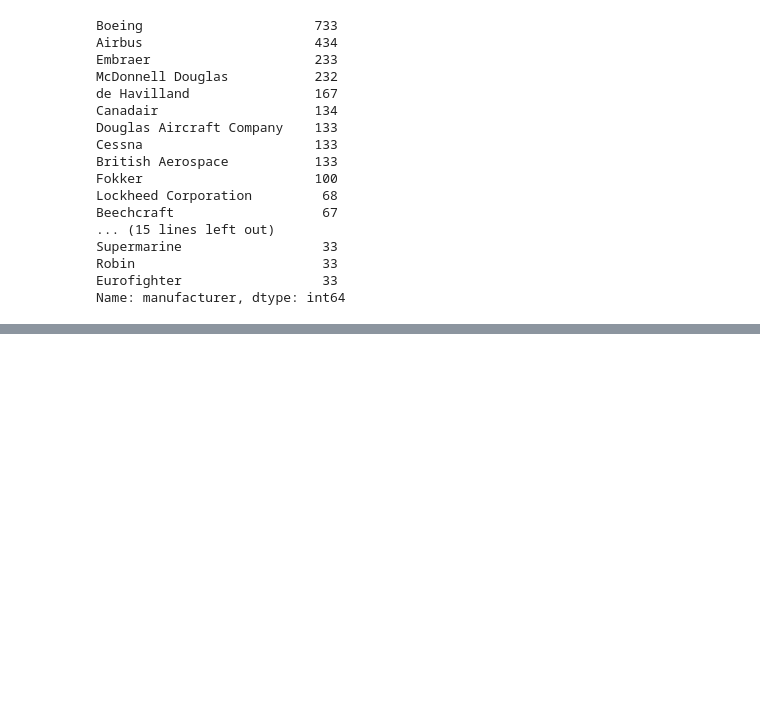
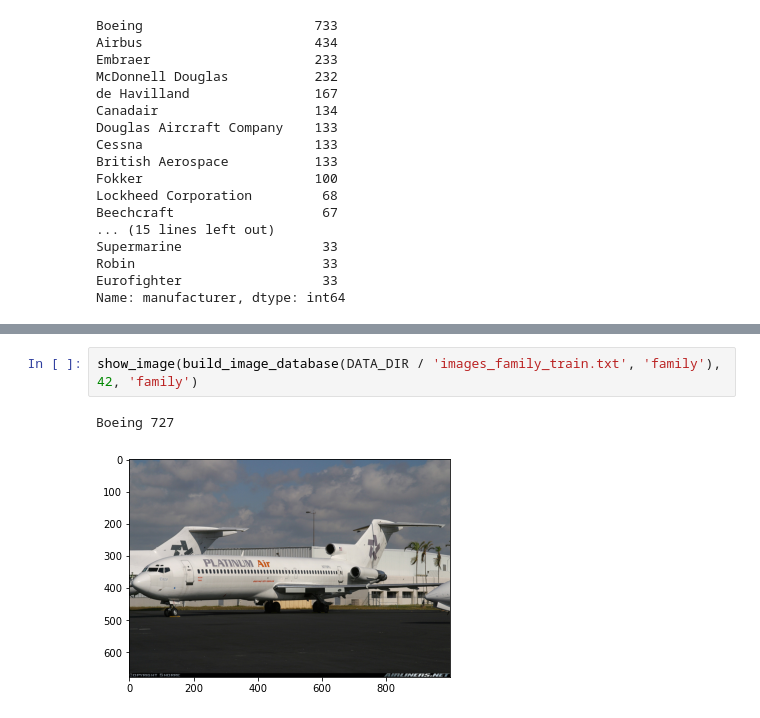
Before and after one commit to MerylAhounou/plane-classification, a Jupyter notebook: notebooks/train_classification_model.ipynb, the cells around one changed output, grey strips where cells are left out. Saved outputs shown, nothing was run; the diff lists cells and outputs as text; blank space fills up the shorter version.

```diff
--- a/notebooks/train_classification_model.ipynb
+++ b/notebooks/train_classification_model.ipynb
@@ -197,0 +324,5 @@ Name: manufacturer, dtype: int64
+# %%
+show_image(build_image_database(DATA_DIR / 'images_family_train.txt', 'family'), 42, 'family')
+# %% [output]
+Boeing 727
+[figure, added]
```
Also changed, not shown: parts of 43 cells of this notebook.
